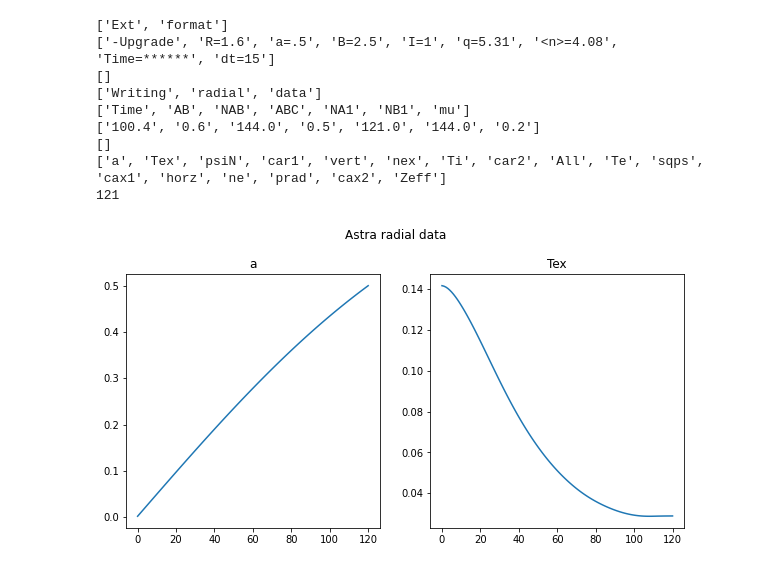
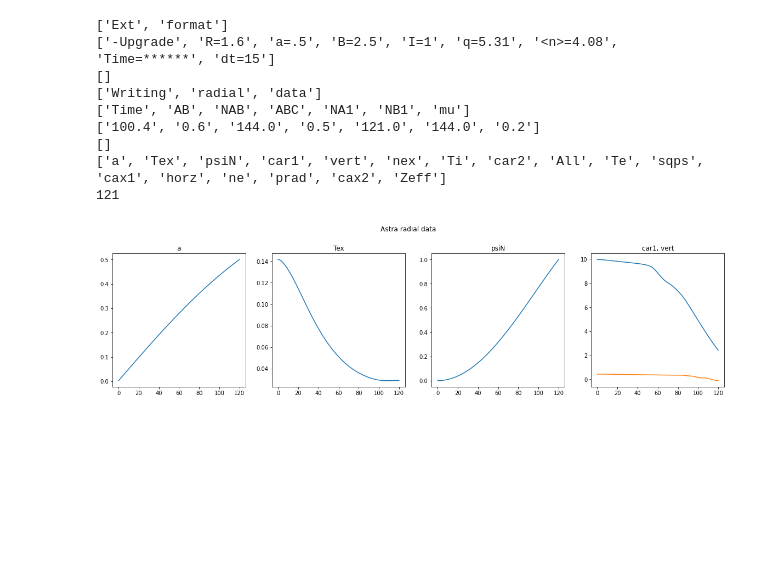
Before and after one commit to temper8/DrawPath, a Jupyter notebook: radialdata.ipynb, the cells around one changed output. Drawn from its saved outputs; the diff is of its cells as text; code cells hidden in the pictures; blank space fills up the shorter version.

```diff
--- a/radialdata.ipynb
+++ b/radialdata.ipynb
@@ -55,14 +60,26 @@ rt , w = read_radial("data/readme.showdata.2")
 # %%
 import matplotlib.pyplot as plt
 
-fig, (ax1, ax2) = plt.subplots(1, 2, figsize=(10, 5))
+grid = plt.GridSpec(2, 3, wspace=0.4, hspace=0.3)
+
+fig, (ax1, ax2, ax3, ax4) = plt.subplots(1, 4, figsize=(20, 5))
 
 fig.suptitle('Astra radial data')
-ax1.plot(rt.R)
+ax1.plot(profiles['a'])
 ax1.set_title("a")
 ax1.set_box_aspect(1)
-ax2.plot(rt.Z)
+
+ax2.plot(profiles['Tex'])
 ax2.set_title("Tex")
 ax2.set_box_aspect(1)
+
+ax3.plot(profiles['psiN'])
+ax3.set_title("psiN")
+ax3.set_box_aspect(1)
+
+ax4.plot(profiles['car1'])
+ax4.plot(profiles['vert'])
+ax4.set_title("car1, vert")
+ax4.set_box_aspect(1)
 # %% [output]
-[figure, old version]
+[figure, new version]
```
Also changed, not shown: parts of 3 cells of this notebook.
